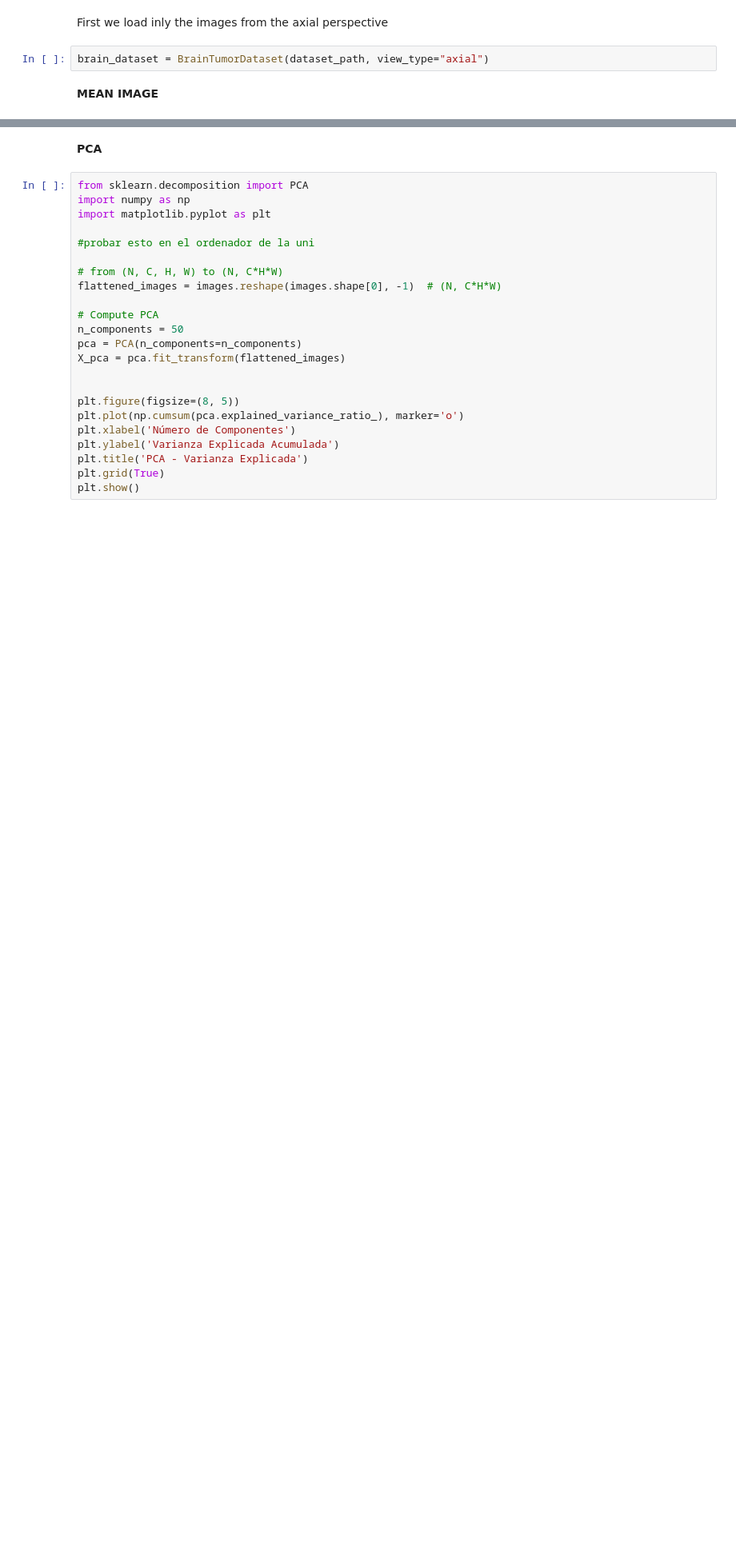
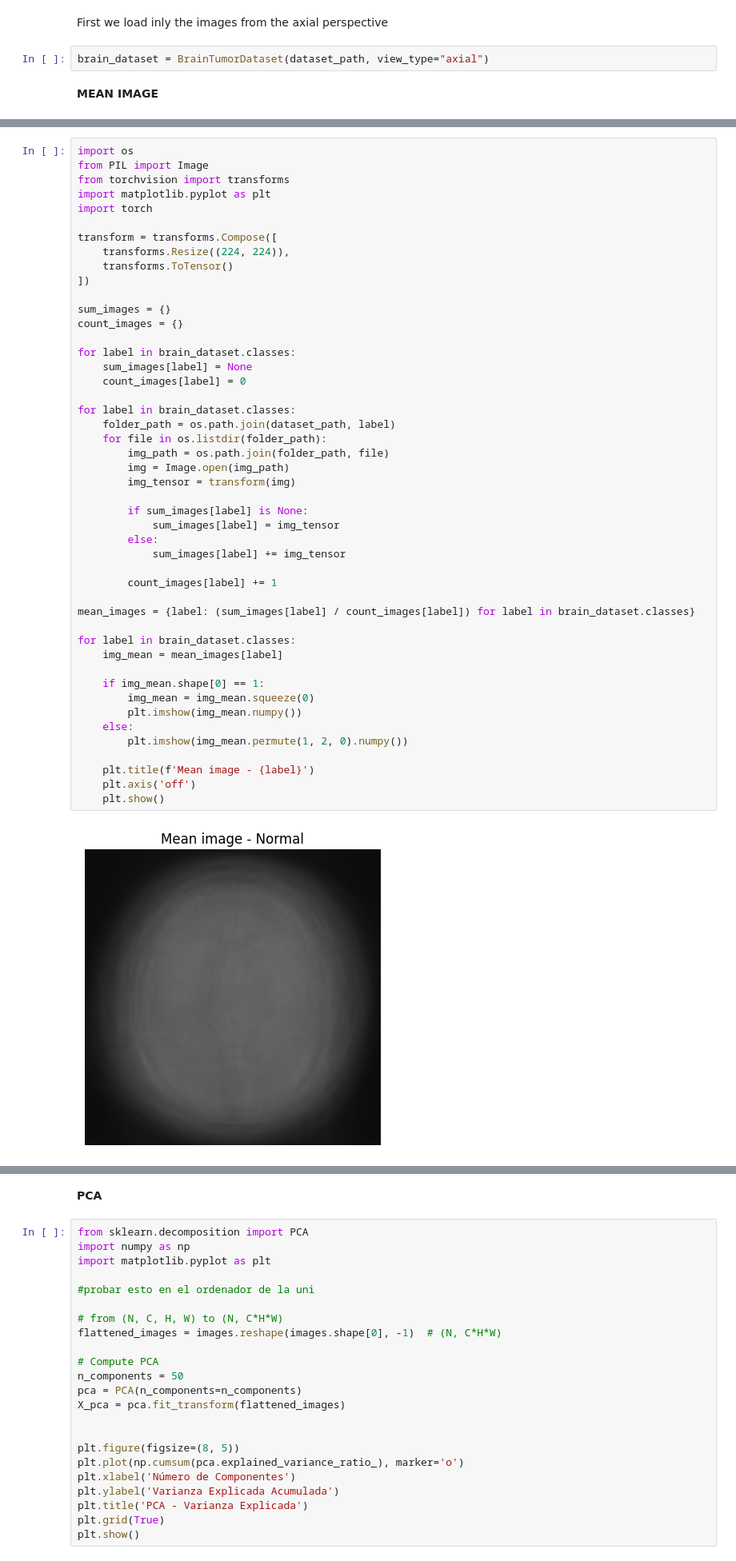
Before and after one commit to mikelpri3/BigData, a Jupyter notebook: notebook.ipynb, the cells around one changed output, grey strips where cells are left out. Shown at 80% size. Saved outputs shown, nothing was run; the diff lists cells and outputs as text; blank space fills up the shorter version.

```diff
--- a/notebook.ipynb
+++ b/notebook.ipynb
@@ -466,0 +433,49 @@ plt.show()
+# %%
+import os
+from PIL import Image
+from torchvision import transforms
+import matplotlib.pyplot as plt
+import torch
+
+transform = transforms.Compose([
+    transforms.Resize((224, 224)),
+    transforms.ToTensor()
+])
+
+sum_images = {}
+count_images = {}
+
+for label in brain_dataset.classes:
+    sum_images[label] = None
+    count_images[label] = 0
+
+for label in brain_dataset.classes:
+    folder_path = os.path.join(dataset_path, label)
+    for file in os.listdir(folder_path):
+        img_path = os.path.join(folder_path, file)
+        img = Image.open(img_path)
+        img_tensor = transform(img)
+
+        if sum_images[label] is None:
+            sum_images[label] = img_tensor
+        else:
+            sum_images[label] += img_tensor
+
+        count_images[label] += 1
+
+mean_images = {label: (sum_images[label] / count_images[label]) for label in brain_dataset.classes}
+
+for label in brain_dataset.classes:
+    img_mean = mean_images[label]
+
+    if img_mean.shape[0] == 1:
+        img_mean = img_mean.squeeze(0)
+        plt.imshow(img_mean.numpy())
+    else:
+        plt.imshow(img_mean.permute(1, 2, 0).numpy())
+
+    plt.title(f'Mean image - {label}')
+    plt.axis('off')
+    plt.show()
+# %% [output]
+[figure, added]
```
Also changed, not shown: parts of 4 cells of this notebook.
